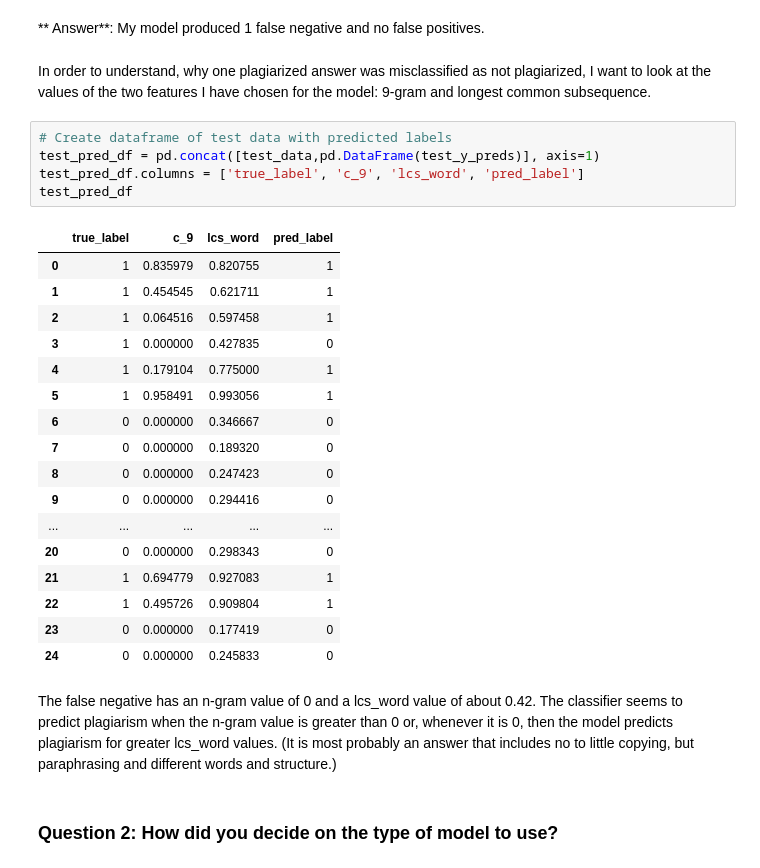
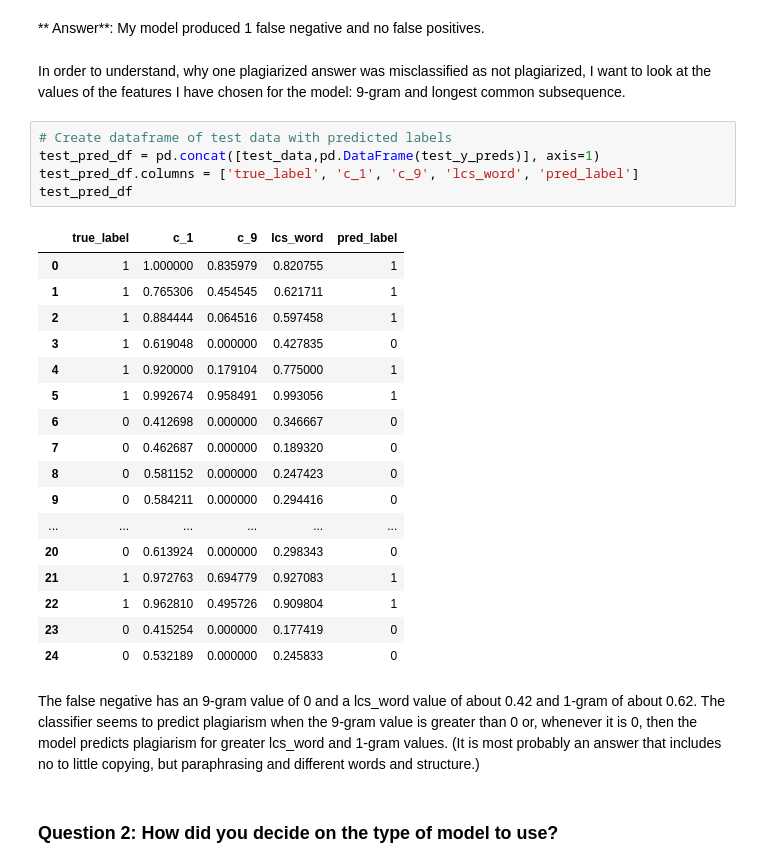
Before and after one commit to oligato/SageMakerDeployment, a Jupyter notebook: 3_Training_a_Model.ipynb, the cells around one changed output. Drawn from its saved outputs; the diff is of its cells as text.

Commit message:
added a feature to the model and retrained it

```diff
--- a/3_Training_a_Model.ipynb
+++ b/3_Training_a_Model.ipynb
@@ -300,32 +300,32 @@ True class labels:
 # %% [markdown]
 ** Answer**: My model produced 1 false negative and no false positives.
 # %% [markdown]
-In order to understand, why one plagiarized answer was misclassified as not plagiarized, I want to look at the values of the two features I have chosen for the model: 9-gram and longest common subsequence.
+In order to understand, why one plagiarized answer was misclassified as not plagiarized, I want to look at the values of the features I have chosen for the model: 9-gram and longest common subsequence.
 # %%
 # Create dataframe of test data with predicted labels
 test_pred_df = pd.concat([test_data,pd.DataFrame(test_y_preds)], axis=1)
-test_pred_df.columns = ['true_label', 'c_9', 'lcs_word', 'pred_label']
+test_pred_df.columns = ['true_label', 'c_1', 'c_9', 'lcs_word', 'pred_label']
 test_pred_df
 # %% [output]
-|  | true_label | c_9 | lcs_word | pred_label |
-| 0 | 1 | 0.835979 | 0.820755 | 1 |
-| 1 | 1 | 0.454545 | 0.621711 | 1 |
-| 2 | 1 | 0.064516 | 0.597458 | 1 |
-| 3 | 1 | 0.000000 | 0.427835 | 0 |
-| 4 | 1 | 0.179104 | 0.775000 | 1 |
-| 5 | 1 | 0.958491 | 0.993056 | 1 |
-| 6 | 0 | 0.000000 | 0.346667 | 0 |
-| 7 | 0 | 0.000000 | 0.189320 | 0 |
-| 8 | 0 | 0.000000 | 0.247423 | 0 |
-| 9 | 0 | 0.000000 | 0.294416 | 0 |
-| ... | ... | ... | ... | ... |
-| 20 | 0 | 0.000000 | 0.298343 | 0 |
-| 21 | 1 | 0.694779 | 0.927083 | 1 |
-| 22 | 1 | 0.495726 | 0.909804 | 1 |
-| 23 | 0 | 0.000000 | 0.177419 | 0 |
-| 24 | 0 | 0.000000 | 0.245833 | 0 |
+|  | true_label | c_1 | c_9 | lcs_word | pred_label |
+| 0 | 1 | 1.000000 | 0.835979 | 0.820755 | 1 |
+| 1 | 1 | 0.765306 | 0.454545 | 0.621711 | 1 |
+| 2 | 1 | 0.884444 | 0.064516 | 0.597458 | 1 |
+| 3 | 1 | 0.619048 | 0.000000 | 0.427835 | 0 |
+| 4 | 1 | 0.920000 | 0.179104 | 0.775000 | 1 |
+| 5 | 1 | 0.992674 | 0.958491 | 0.993056 | 1 |
+| 6 | 0 | 0.412698 | 0.000000 | 0.346667 | 0 |
+| 7 | 0 | 0.462687 | 0.000000 | 0.189320 | 0 |
+| 8 | 0 | 0.581152 | 0.000000 | 0.247423 | 0 |
+| 9 | 0 | 0.584211 | 0.000000 | 0.294416 | 0 |
+| ... | ... | ... | ... | ... | ... |
+| 20 | 0 | 0.613924 | 0.000000 | 0.298343 | 0 |
+| 21 | 1 | 0.972763 | 0.694779 | 0.927083 | 1 |
+| 22 | 1 | 0.962810 | 0.495726 | 0.909804 | 1 |
+| 23 | 0 | 0.415254 | 0.000000 | 0.177419 | 0 |
+| 24 | 0 | 0.532189 | 0.000000 | 0.245833 | 0 |
 # %% [markdown]
-The false negative has an n-gram value of 0 and a lcs_word value of about 0.42. The classifier seems to predict plagiarism when the n-gram value is greater than 0 or, whenever it is 0, then the model predicts plagiarism for greater lcs_word values. (It is most probably an answer that includes no to little copying, but paraphrasing and different words and structure.)
+The false negative has an 9-gram value of 0 and a lcs_word value of about 0.42 and 1-gram of about 0.62. The classifier seems to predict plagiarism when the 9-gram value is greater than 0 or, whenever it is 0, then the model predicts plagiarism for greater lcs_word and 1-gram values. (It is most probably an answer that includes no to little copying, but paraphrasing and different words and structure.)
 # %% [markdown]
 ### Question 2: How did you decide on the type of model to use?
 # %% [markdown]
```
Also changed, not shown: parts of 2 cells of this notebook, 1 other file.
